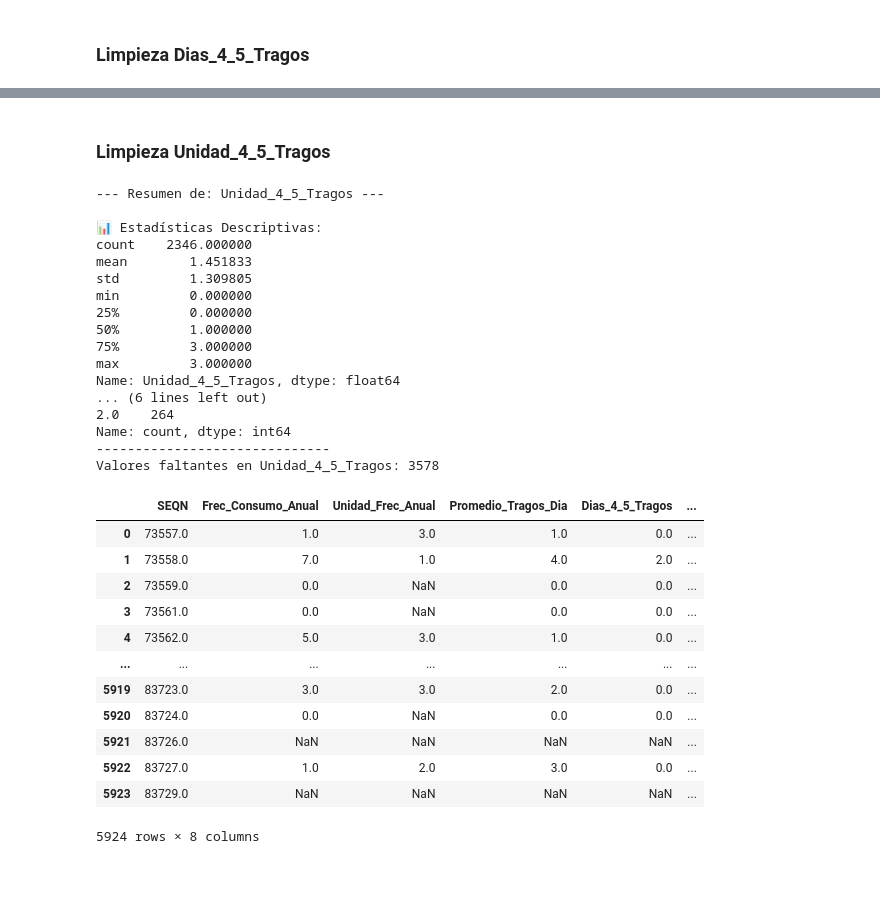
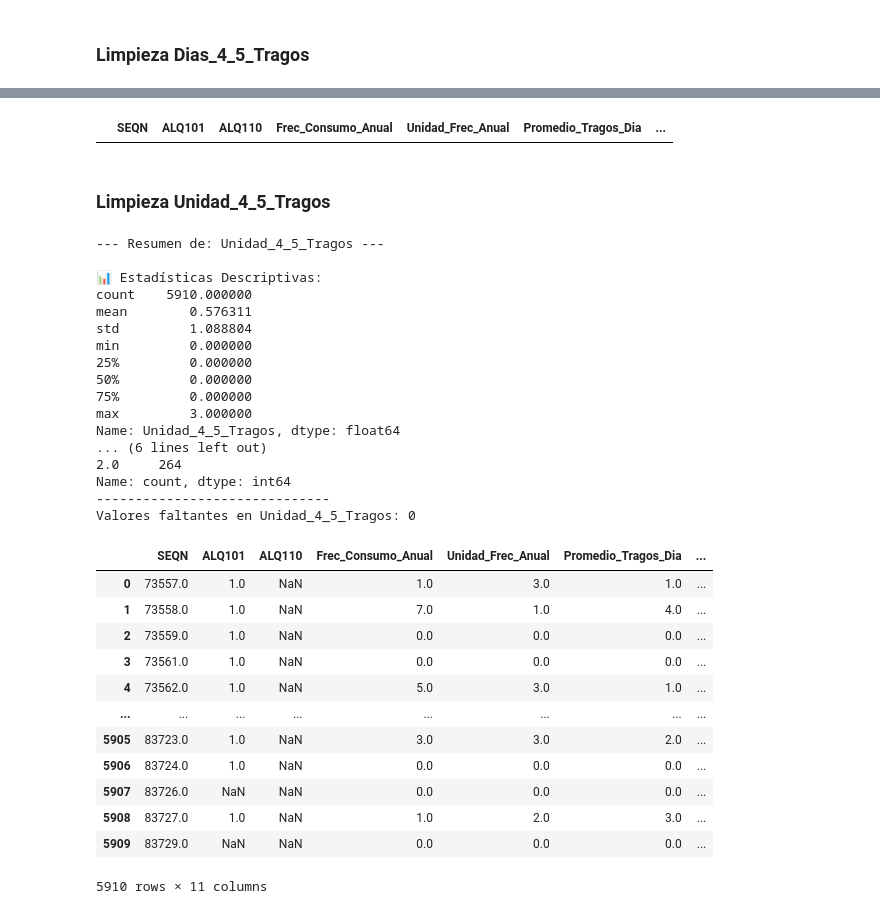
Before and after one commit to salva1984/kokoa-analisis-salud-mental, a Jupyter notebook: notebooks/02-limpieza.ipynb, the cells around one changed output, grey strips where cells are left out. Cells and saved outputs as stored; diff of their text form; code cells hidden in the pictures; blank space fills up the shorter version.

```diff
--- a/notebooks/02-limpieza.ipynb
+++ b/notebooks/02-limpieza.ipynb
@@ -393,6 +485,10 @@ np.int64(1445)
+# %%
+# Filtramos el dataframe para excluir las filas con 999
+df = df[df['Frec_Consumo_Anual'] != 999]
+
+# Reseteamos el índice para mantener el orden
+df = df.reset_index(drop=True)
 # %%
-# Quitamos 999 , mantenemos nulos
-df["Frec_Consumo_Anual"] = df["Frec_Consumo_Anual"].replace({999: np.nan})
 analizar_columna(df,'Frec_Consumo_Anual')
 contar_nulos(df,'Frec_Consumo_Anual')
 # %% [output]
@@ -469,10 +628,10 @@ df
 # %%
-#  Reemplazar codigos de error por NaN
-df["Promedio_Tragos_Dia"] = df["Promedio_Tragos_Dia"].replace({777: np.nan, 999: np.nan})
-
-# Si alguien dijo que bebe 0 dias al año, su promedio de tragos al dia es 0
-df['Frec_Consumo_Anual'] = df['Frec_Consumo_Anual'].round(2)
-df.loc[df['Frec_Consumo_Anual'] == 0, 'Promedio_Tragos_Dia'] = 0
+# Filtramos el dataframe para excluir las filas con 999
+df = df[df['Promedio_Tragos_Dia'] != 999]
+# Filtramos el dataframe para excluir las filas con nulo
+df = df.dropna(subset=['Promedio_Tragos_Dia'])
+# Reseteamos el índice para mantener el orden
+df = df.reset_index(drop=True)
 # %% [markdown]
 ### Limpieza Dias_4_5_Tragos
 # %%
@@ -505,43 +678,49 @@ np.int64(1447)
+# %%
+df[df['Dias_4_5_Tragos'].isna()]
+# %% [output]
+|  | SEQN | ALQ101 | ALQ110 | Frec_Consumo_Anual | Unidad_Frec_Anual | Promedio_Tragos_Dia | ... |
+# %%
+df = df.dropna(subset=['Dias_4_5_Tragos'])
+df = df[df['Dias_4_5_Tragos'] != 999]
+df = df.reset_index(drop=True)
 # %% [markdown]
 ### Limpieza Unidad_4_5_Tragos
 # %%
-df['Unidad_4_5_Tragos'] = df['Unidad_4_5_Tragos'].round(2)
 analizar_columna(df,'Unidad_4_5_Tragos')
 contar_nulos(df,'Unidad_4_5_Tragos')
 
 # Si no tomo 4-5 tragos en un dia, su unidad es 0
 df.loc[df['Dias_4_5_Tragos'] == 0, 'Unidad_4_5_Tragos'] = 0
-# Si no tomo, unidad es 0
-df.loc[df['Frec_Consumo_Anual'] == 0, 'Unidad_4_5_Tragos'] = 0
+
 df
 # %% [output]
 --- Resumen de: Unidad_4_5_Tragos ---
 
 📊 Estadísticas Descriptivas:
-count    2346.000000
-mean        1.451833
-std         1.309805
+count    5910.000000
+mean        0.576311
+std         1.088804
 min         0.000000
 25%         0.000000
-50%         1.000000
-75%         3.000000
+50%         0.000000
+75%         0.000000
 max         3.000000
 Name: Unidad_4_5_Tragos, dtype: float64
 ... (6 lines left out)
-2.0    264
+2.0     264
 Name: count, dtype: int64
 ------------------------------
-Valores faltantes en Unidad_4_5_Tragos: 3578
+Valores faltantes en Unidad_4_5_Tragos: 0
-|  | SEQN | Frec_Consumo_Anual | Unidad_Frec_Anual | Promedio_Tragos_Dia | Dias_4_5_Tragos | ... |
-| 0 | 73557.0 | 1.0 | 3.0 | 1.0 | 0.0 | ... |
-| 1 | 73558.0 | 7.0 | 1.0 | 4.0 | 2.0 | ... |
-| 2 | 73559.0 | 0.0 | NaN | 0.0 | 0.0 | ... |
-| 3 | 73561.0 | 0.0 | NaN | 0.0 | 0.0 | ... |
-| 4 | 73562.0 | 5.0 | 3.0 | 1.0 | 0.0 | ... |
-| ... | ... | ... | ... | ... | ... | ... |
-| 5919 | 83723.0 | 3.0 | 3.0 | 2.0 | 0.0 | ... |
-| 5920 | 83724.0 | 0.0 | NaN | 0.0 | 0.0 | ... |
-| 5921 | 83726.0 | NaN | NaN | NaN | NaN | ... |
-| 5922 | 83727.0 | 1.0 | 2.0 | 3.0 | 0.0 | ... |
-| 5923 | 83729.0 | NaN | NaN | NaN | NaN | ... |
+|  | SEQN | ALQ101 | ALQ110 | Frec_Consumo_Anual | Unidad_Frec_Anual | Promedio_Tragos_Dia | ... |
+| 0 | 73557.0 | 1.0 | NaN | 1.0 | 3.0 | 1.0 | ... |
+| 1 | 73558.0 | 1.0 | NaN | 7.0 | 1.0 | 4.0 | ... |
+| 2 | 73559.0 | 1.0 | NaN | 0.0 | 0.0 | 0.0 | ... |
+| 3 | 73561.0 | 1.0 | NaN | 0.0 | 0.0 | 0.0 | ... |
+| 4 | 73562.0 | 1.0 | NaN | 5.0 | 3.0 | 1.0 | ... |
+| ... | ... | ... | ... | ... | ... | ... | ... |
+| 5905 | 83723.0 | 1.0 | NaN | 3.0 | 3.0 | 2.0 | ... |
+| 5906 | 83724.0 | 1.0 | NaN | 0.0 | 0.0 | 0.0 | ... |
+| 5907 | 83726.0 | NaN | NaN | 0.0 | 0.0 | 0.0 | ... |
+| 5908 | 83727.0 | 1.0 | NaN | 1.0 | 2.0 | 3.0 | ... |
+| 5909 | 83729.0 | NaN | NaN | 0.0 | 0.0 | 0.0 | ... |
-5924 rows × 8 columns
+5910 rows × 11 columns
```
Also changed, not shown: parts of 22 cells of this notebook, 6 other files.
